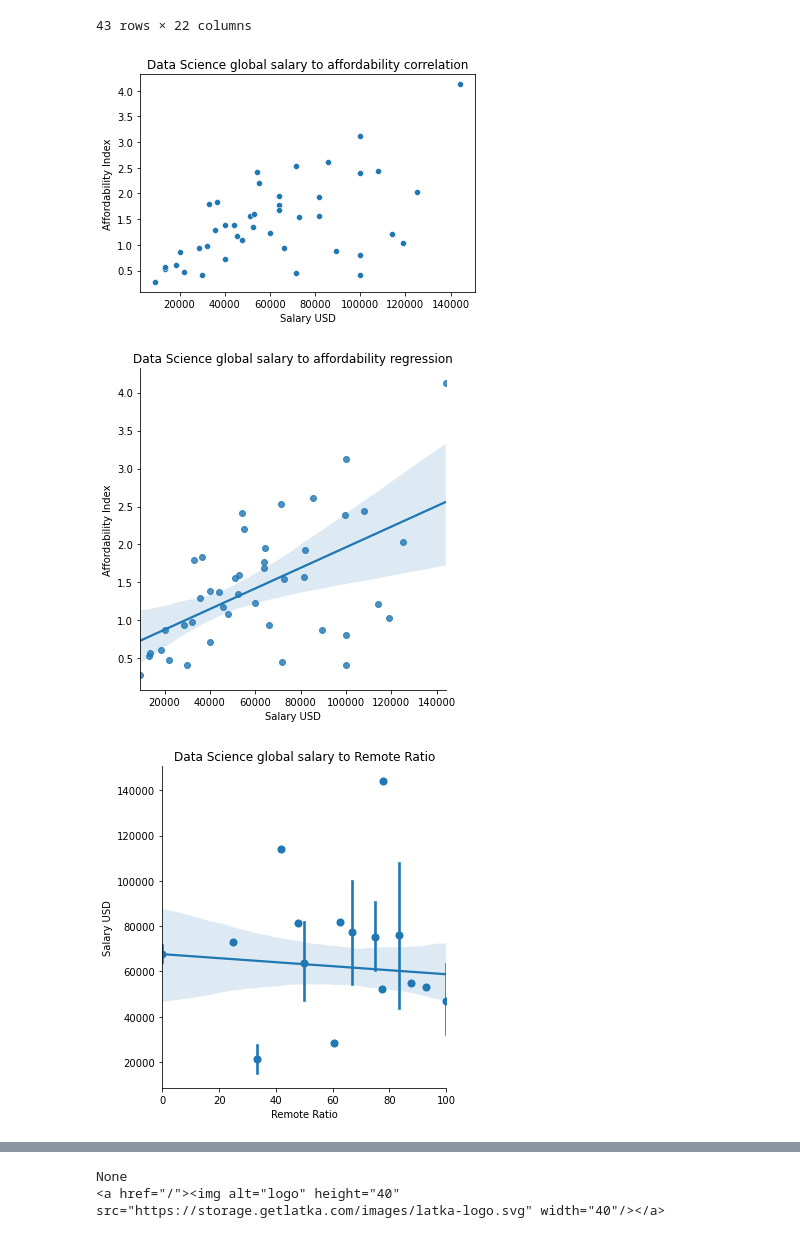
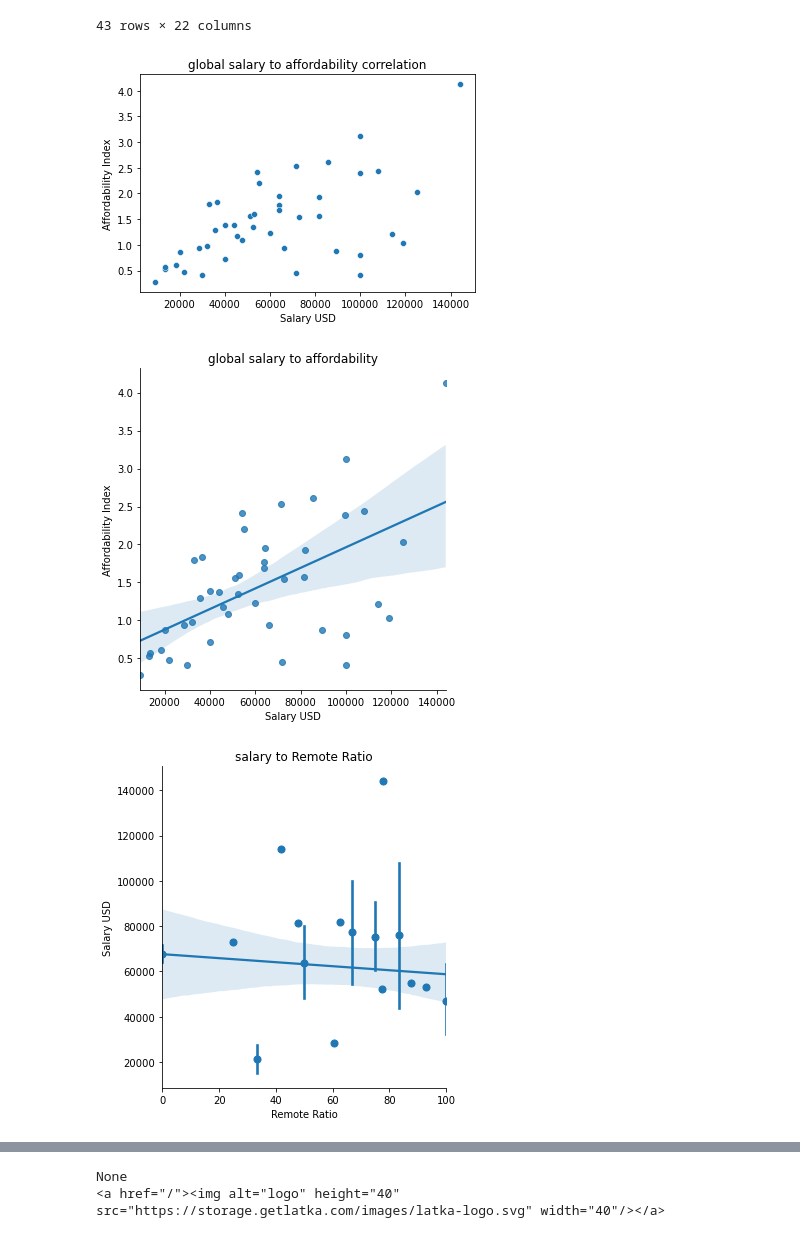
Before and after one commit to Norspace/DAproject, a Jupyter notebook: DAWork_Study.ipynb, the cells around one changed output, grey strips where cells are left out. Saved outputs shown, nothing was run; the diff lists cells and outputs as text; code cells hidden in the pictures.

```diff
--- a/DAWork_Study.ipynb
+++ b/DAWork_Study.ipynb
@@ -407,20 +443,20 @@ from matplotlib import rcParams
 sns.scatterplot(data=alldata,x="salary_in_usd",y="AffordabilityIndex")
 plt.xlabel('Salary USD')
 plt.ylabel('Affordability Index')
-plt.title("Data Science global salary to affordability correlation")
+plt.title("global salary to affordability correlation")
 plt.show()
 # %% [output]
-[figure, old version]
+[figure, new version]
 # %%
 # Applying a simple linear regression model
 import matplotlib.pyplot as plt
 sns.lmplot(data=alldata,x="salary_in_usd",y="AffordabilityIndex")
 plt.xlabel('Salary USD')
 plt.ylabel('Affordability Index')
-plt.title("Data Science global salary to affordability regression")
+plt.title("global salary to affordability")
 plt.show()
 # %% [output]
-[figure, old version]
+[figure, new version]
 # %%
 # Applying a logistic regression model based on Remote % worked to salary
 import matplotlib.pyplot as plt
@@ -428,10 +464,10 @@ import numpy as np
 sns.lmplot(data=alldata,x="remote_ratio",y="salary_in_usd", x_estimator=np.mean, ci=90);
 plt.xlabel('Remote Ratio')
 plt.ylabel('Salary USD')
-plt.title("Data Science global salary to Remote Ratio")
+plt.title("salary to Remote Ratio")
 plt.show()
 # %% [output]
-[figure, old version]
+[figure, new version]
 # %%
 # Visualization of geographical affordability to Mortgage/Income relationship
 plt.figure(figsize=(10,15))
```
Also changed, not shown: parts of 10 cells of this notebook.
